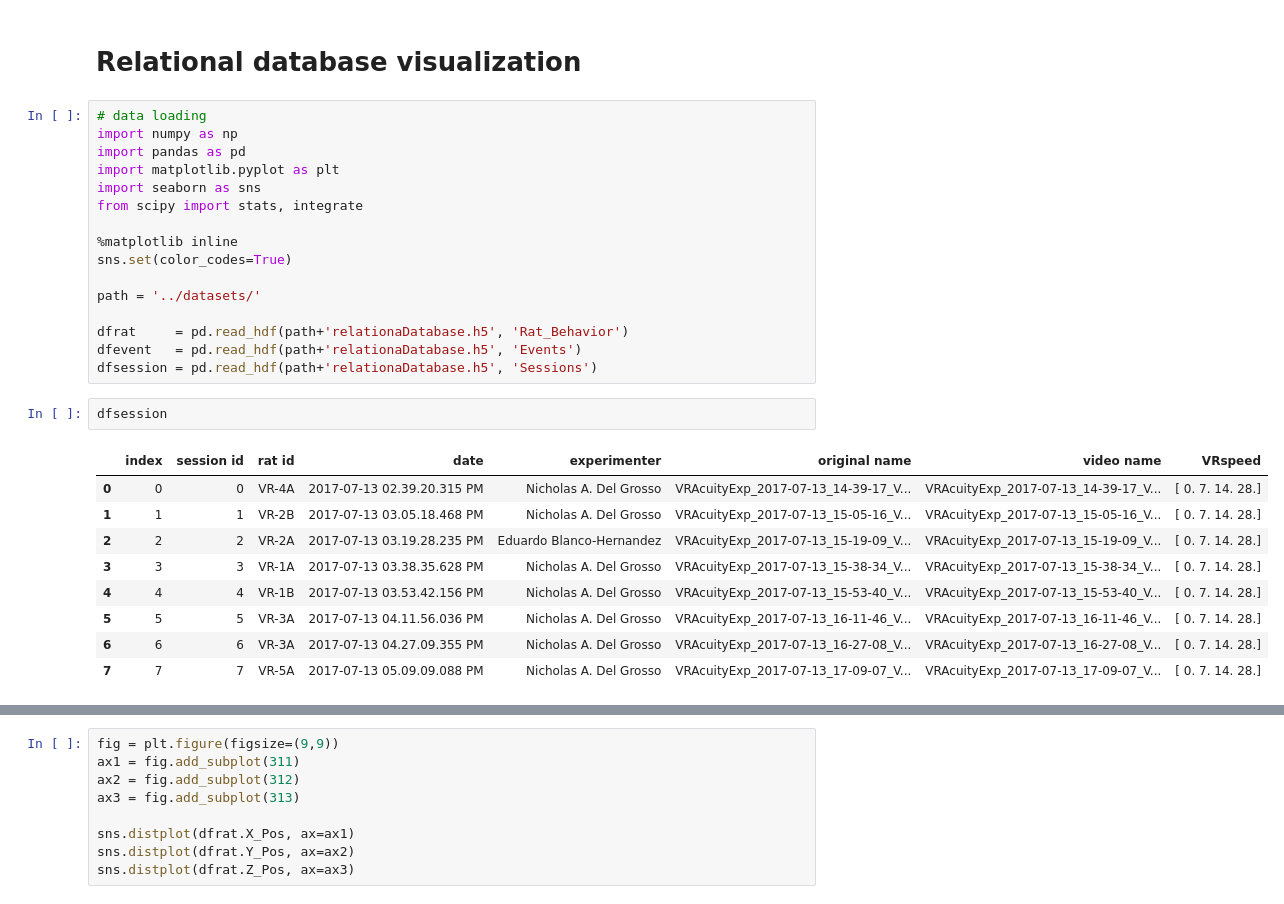
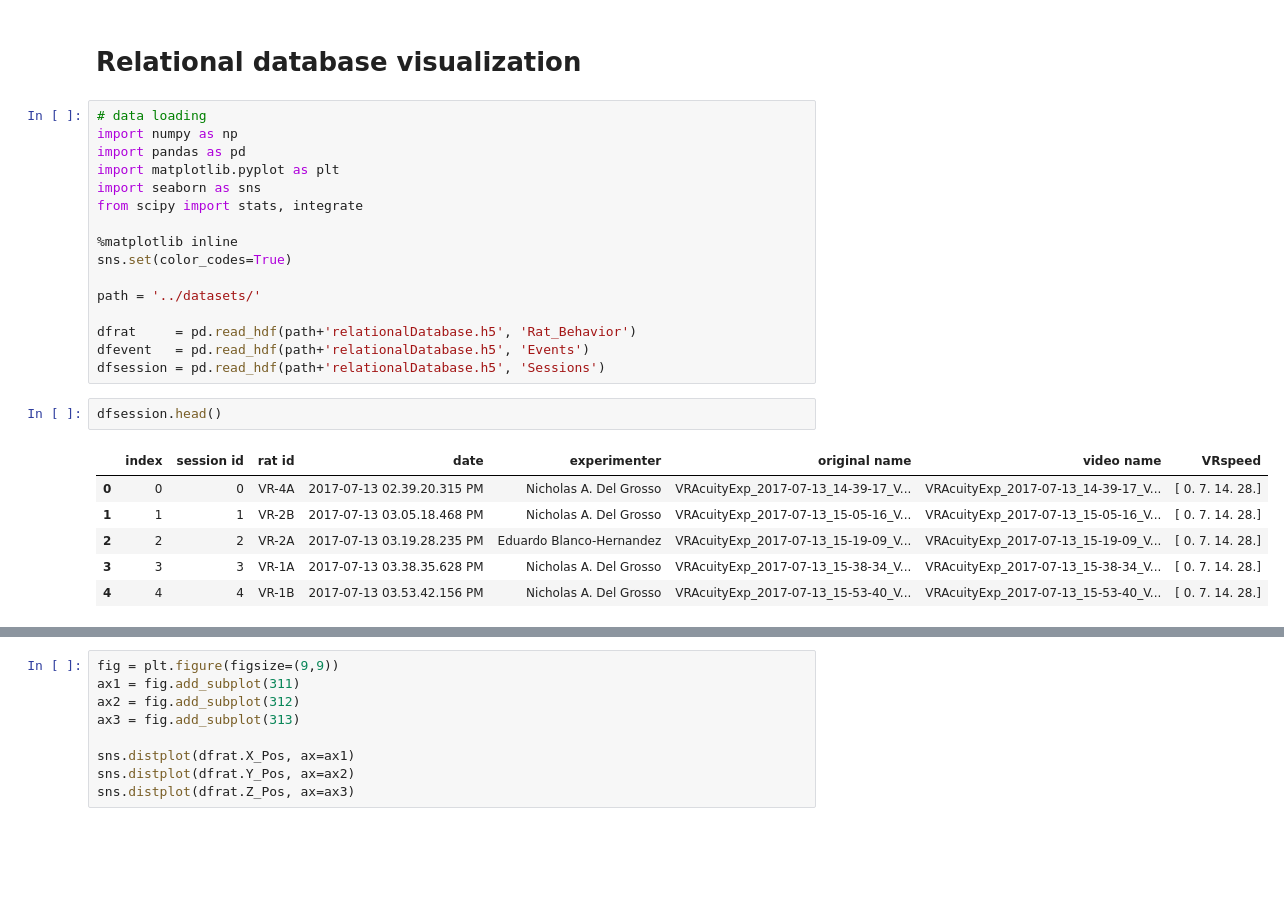
Before and after one commit to alTeska/VR_Acuity, a Jupyter notebook: notebooks/VisualDatabase.ipynb, the cells around one changed output, grey strips where cells are left out. Saved outputs shown, nothing was run; the diff lists cells and outputs as text; blank space fills up the shorter version.

```diff
--- a/notebooks/VisualDatabase.ipynb
+++ b/notebooks/VisualDatabase.ipynb
@@ -13,19 +13,16 @@ sns.set(color_codes=True)
 
 path = '../datasets/'
 
-dfrat     = pd.read_hdf(path+'relationaDatabase.h5', 'Rat_Behavior')
-dfevent   = pd.read_hdf(path+'relationaDatabase.h5', 'Events')
-dfsession = pd.read_hdf(path+'relationaDatabase.h5', 'Sessions')
+dfrat     = pd.read_hdf(path+'relationalDatabase.h5', 'Rat_Behavior')
+dfevent   = pd.read_hdf(path+'relationalDatabase.h5', 'Events')
+dfsession = pd.read_hdf(path+'relationalDatabase.h5', 'Sessions')
 # %%
-dfsession
+dfsession.head()
 # %% [output]
 |  | index | session id | rat id | date | experimenter | original name | video name | VRspeed |
 | 0 | 0 | 0 | VR-4A | 2017-07-13 02.39.20.315 PM | Nicholas A. Del Grosso | VRAcuityExp_2017-07-13_14-39-17_V... | VRAcuityExp_2017-07-13_14-39-17_V... | [ 0. 7. 14. 28.] |
 | 1 | 1 | 1 | VR-2B | 2017-07-13 03.05.18.468 PM | Nicholas A. Del Grosso | VRAcuityExp_2017-07-13_15-05-16_V... | VRAcuityExp_2017-07-13_15-05-16_V... | [ 0. 7. 14. 28.] |
 | 2 | 2 | 2 | VR-2A | 2017-07-13 03.19.28.235 PM | Eduardo Blanco-Hernandez | VRAcuityExp_2017-07-13_15-19-09_V... | VRAcuityExp_2017-07-13_15-19-09_V... | [ 0. 7. 14. 28.] |
 | 3 | 3 | 3 | VR-1A | 2017-07-13 03.38.35.628 PM | Nicholas A. Del Grosso | VRAcuityExp_2017-07-13_15-38-34_V... | VRAcuityExp_2017-07-13_15-38-34_V... | [ 0. 7. 14. 28.] |
 | 4 | 4 | 4 | VR-1B | 2017-07-13 03.53.42.156 PM | Nicholas A. Del Grosso | VRAcuityExp_2017-07-13_15-53-40_V... | VRAcuityExp_2017-07-13_15-53-40_V... | [ 0. 7. 14. 28.] |
-| 5 | 5 | 5 | VR-3A | 2017-07-13 04.11.56.036 PM | Nicholas A. Del Grosso | VRAcuityExp_2017-07-13_16-11-46_V... | VRAcuityExp_2017-07-13_16-11-46_V... | [ 0. 7. 14. 28.] |
-| 6 | 6 | 6 | VR-3A | 2017-07-13 04.27.09.355 PM | Nicholas A. Del Grosso | VRAcuityExp_2017-07-13_16-27-08_V... | VRAcuityExp_2017-07-13_16-27-08_V... | [ 0. 7. 14. 28.] |
-| 7 | 7 | 7 | VR-5A | 2017-07-13 05.09.09.088 PM | Nicholas A. Del Grosso | VRAcuityExp_2017-07-13_17-09-07_V... | VRAcuityExp_2017-07-13_17-09-07_V... | [ 0. 7. 14. 28.] |
 # %%
```
Also changed, not shown: parts of 10 cells of this notebook, 1 other file.
